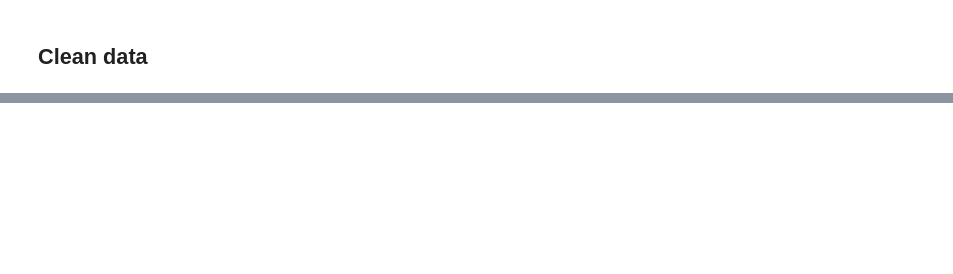
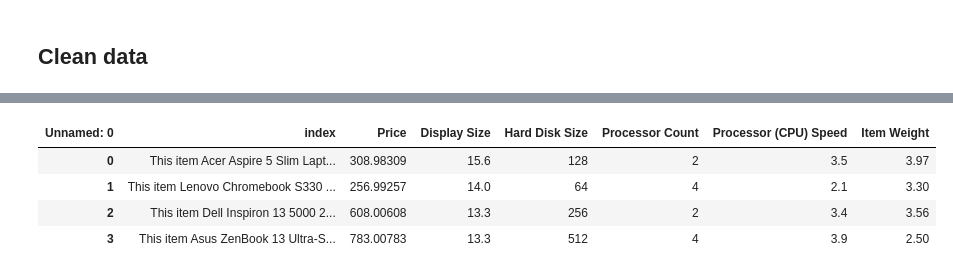
Before and after one commit to PythonClassRoom/PythonDataScienceGuide, a Jupyter notebook: compute_comparator.ipynb, the cells around one changed output, grey strips where cells are left out. Cells and saved outputs as stored; diff of their text form; code cells hidden in the pictures; blank space fills up the shorter version.

```diff
--- a/compute_comparator.ipynb
+++ b/compute_comparator.ipynb
@@ -79,0 +80,9 @@ laptops
+# %%
+laptops = laptops.reset_index()
+laptops
+# %% [output]
+| Unnamed: 0 | index | Price | Display Size | Hard Disk Size | Processor Count | Processor (CPU) Speed | Item Weight |
+| 0 | This item Acer Aspire 5 Slim Lapt... | 308.98309 | 15.6 | 128 | 2 | 3.5 | 3.97 |
+| 1 | This item Lenovo Chromebook S330 ... | 256.99257 | 14.0 | 64 | 4 | 2.1 | 3.30 |
+| 2 | This item Dell Inspiron 13 5000 2... | 608.00608 | 13.3 | 256 | 2 | 3.4 | 3.56 |
+| 3 | This item Asus ZenBook 13 Ultra-S... | 783.00783 | 13.3 | 512 | 4 | 3.9 | 2.50 |
```
Also changed, not shown: parts of 9 cells of this notebook, 1 other file.
